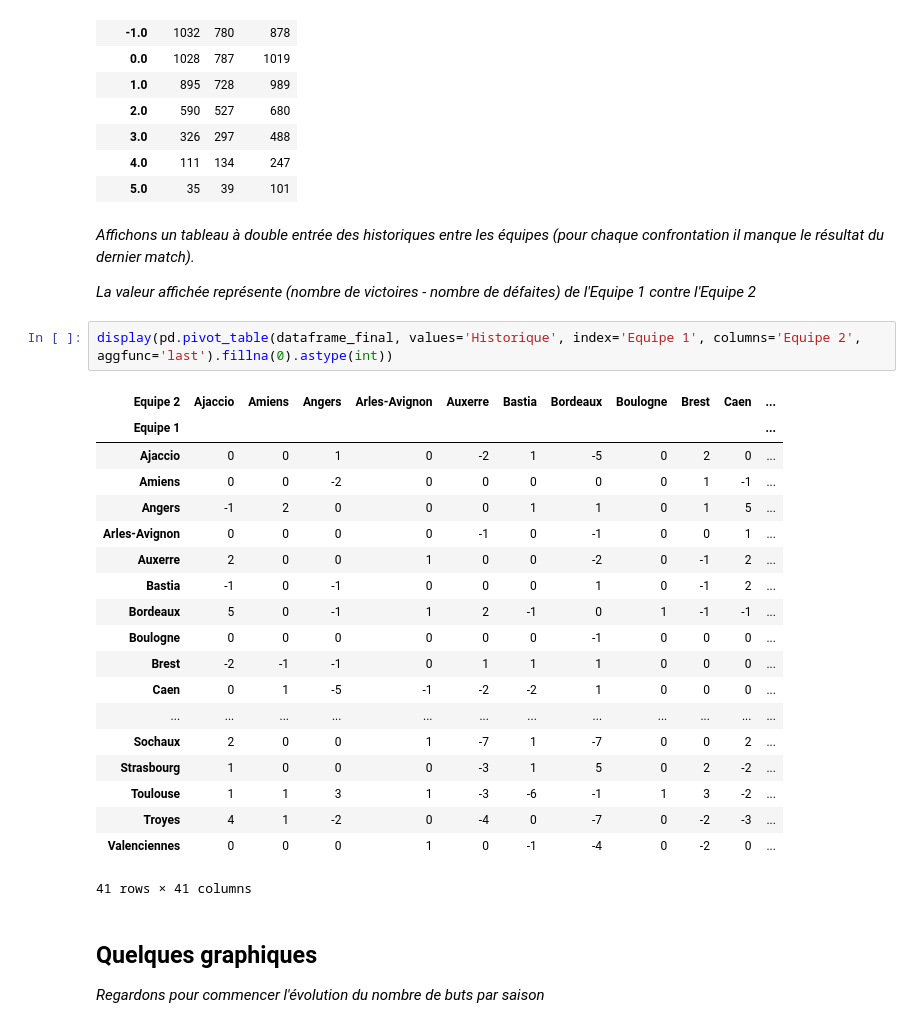
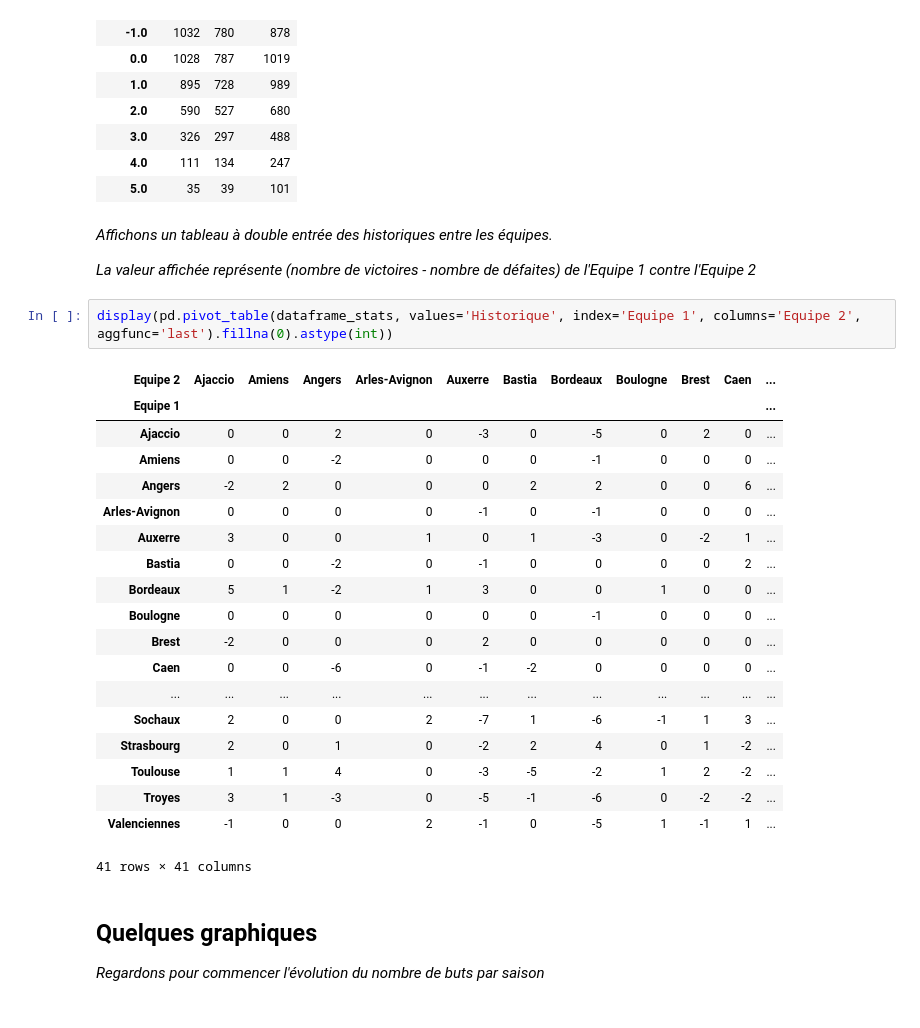
Before and after one commit to alexandreviard/Ligue1Predictor, a Jupyter notebook: 1ère approche.ipynb, the cells around one changed output. Cells and saved outputs as stored; diff of their text form.

```diff
--- a/1ère approche.ipynb
+++ b/1ère approche.ipynb
@@ -337,30 +390,30 @@ display(resultats_counts)
 | 4.0 | 111 | 134 | 247 |
 | 5.0 | 35 | 39 | 101 |
 # %% [markdown]
-*Affichons un tableau à double entrée des historiques entre les équipes (pour chaque confrontation il manque le résultat du dernier match).*
+*Affichons un tableau à double entrée des historiques entre les équipes.*
 
 *La valeur affichée représente (nombre de victoires - nombre de défaites) de l'Equipe 1 contre l'Equipe 2*
 # %%
-display(pd.pivot_table(dataframe_final, values='Historique', index='Equipe 1', columns='Equipe 2', aggfunc='last').fillna(0).astype(int))
+display(pd.pivot_table(dataframe_stats, values='Historique', index='Equipe 1', columns='Equipe 2', aggfunc='last').fillna(0).astype(int))
 # %% [output]
 | Equipe 2 | Ajaccio | Amiens | Angers | Arles-Avignon | Auxerre | Bastia | Bordeaux | Boulogne | Brest | Caen | ... |
 | Equipe 1 |  |  |  |  |  |  |  |  |  |  | ... |
-| Ajaccio | 0 | 0 | 1 | 0 | -2 | 1 | -5 | 0 | 2 | 0 | ... |
-| Amiens | 0 | 0 | -2 | 0 | 0 | 0 | 0 | 0 | 1 | -1 | ... |
-| Angers | -1 | 2 | 0 | 0 | 0 | 1 | 1 | 0 | 1 | 5 | ... |
-| Arles-Avignon | 0 | 0 | 0 | 0 | -1 | 0 | -1 | 0 | 0 | 1 | ... |
-| Auxerre | 2 | 0 | 0 | 1 | 0 | 0 | -2 | 0 | -1 | 2 | ... |
-| Bastia | -1 | 0 | -1 | 0 | 0 | 0 | 1 | 0 | -1 | 2 | ... |
-| Bordeaux | 5 | 0 | -1 | 1 | 2 | -1 | 0 | 1 | -1 | -1 | ... |
+| Ajaccio | 0 | 0 | 2 | 0 | -3 | 0 | -5 | 0 | 2 | 0 | ... |
+| Amiens | 0 | 0 | -2 | 0 | 0 | 0 | -1 | 0 | 0 | 0 | ... |
+| Angers | -2 | 2 | 0 | 0 | 0 | 2 | 2 | 0 | 0 | 6 | ... |
+| Arles-Avignon | 0 | 0 | 0 | 0 | -1 | 0 | -1 | 0 | 0 | 0 | ... |
+| Auxerre | 3 | 0 | 0 | 1 | 0 | 1 | -3 | 0 | -2 | 1 | ... |
+| Bastia | 0 | 0 | -2 | 0 | -1 | 0 | 0 | 0 | 0 | 2 | ... |
+| Bordeaux | 5 | 1 | -2 | 1 | 3 | 0 | 0 | 1 | 0 | 0 | ... |
 | Boulogne | 0 | 0 | 0 | 0 | 0 | 0 | -1 | 0 | 0 | 0 | ... |
-| Brest | -2 | -1 | -1 | 0 | 1 | 1 | 1 | 0 | 0 | 0 | ... |
-| Caen | 0 | 1 | -5 | -1 | -2 | -2 | 1 | 0 | 0 | 0 | ... |
+| Brest | -2 | 0 | 0 | 0 | 2 | 0 | 0 | 0 | 0 | 0 | ... |
+| Caen | 0 | 0 | -6 | 0 | -1 | -2 | 0 | 0 | 0 | 0 | ... |
 | ... | ... | ... | ... | ... | ... | ... | ... | ... | ... | ... | ... |
-| Sochaux | 2 | 0 | 0 | 1 | -7 | 1 | -7 | 0 | 0 | 2 | ... |
-| Strasbourg | 1 | 0 | 0 | 0 | -3 | 1 | 5 | 0 | 2 | -2 | ... |
-| Toulouse | 1 | 1 | 3 | 1 | -3 | -6 | -1 | 1 | 3 | -2 | ... |
-| Troyes | 4 | 1 | -2 | 0 | -4 | 0 | -7 | 0 | -2 | -3 | ... |
-| Valenciennes | 0 | 0 | 0 | 1 | 0 | -1 | -4 | 0 | -2 | 0 | ... |
+| Sochaux | 2 | 0 | 0 | 2 | -7 | 1 | -6 | -1 | 1 | 3 | ... |
+| Strasbourg | 2 | 0 | 1 | 0 | -2 | 2 | 4 | 0 | 1 | -2 | ... |
+| Toulouse | 1 | 1 | 4 | 0 | -3 | -5 | -2 | 1 | 2 | -2 | ... |
+| Troyes | 3 | 1 | -3 | 0 | -5 | -1 | -6 | 0 | -2 | -2 | ... |
+| Valenciennes | -1 | 0 | 0 | 2 | -1 | 0 | -5 | 1 | -1 | 1 | ... |
 41 rows × 41 columns
 # %% [markdown]
 ## Quelques graphiques
```
Also changed, not shown: parts of 27 cells of this notebook, 3 other files.
